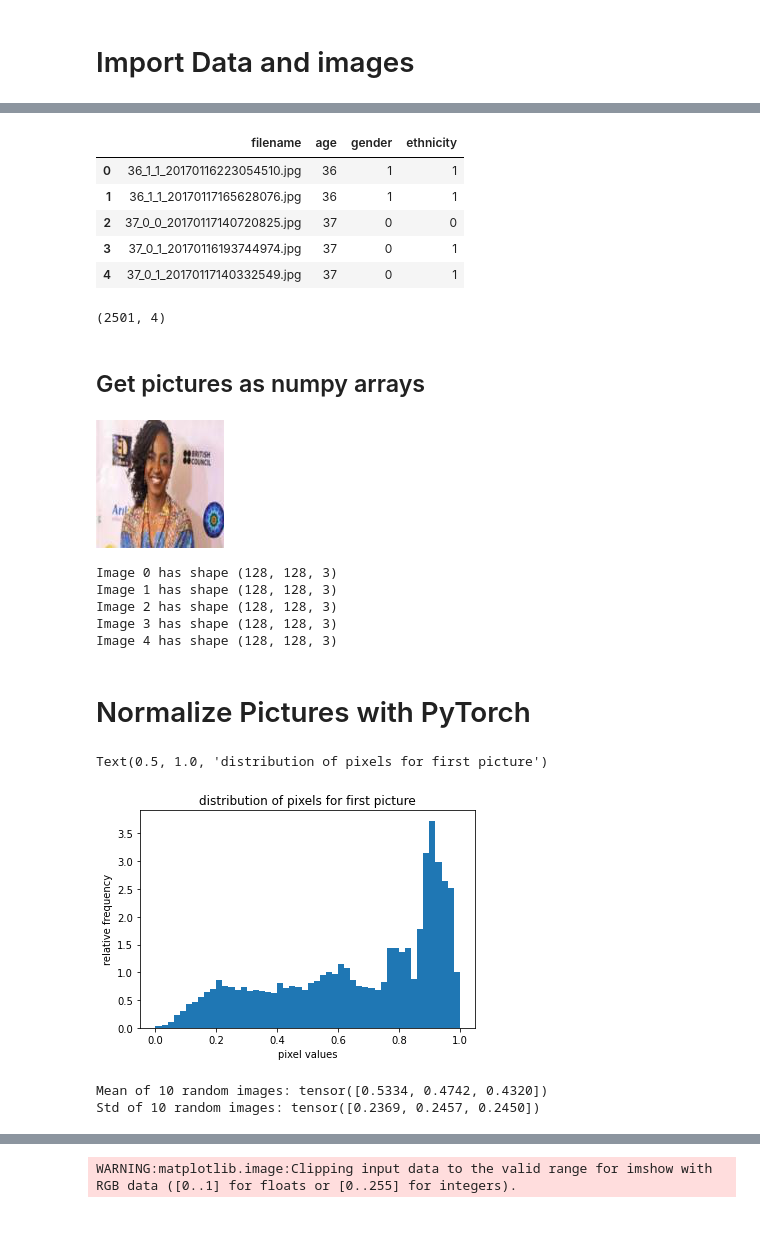
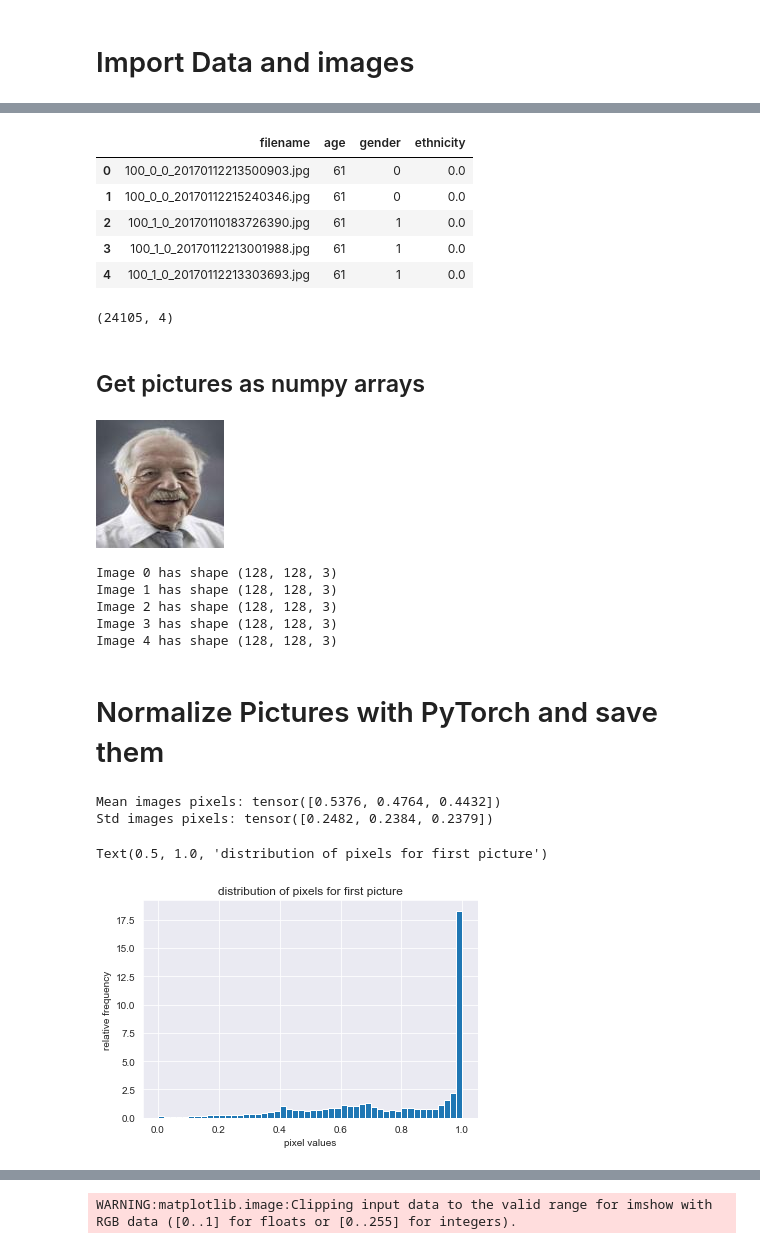
Before and after one commit to variableVG/CV_project, a Jupyter notebook: code/05_data_normalization.ipynb, the cells around one changed output, grey strips where cells are left out. Drawn from its saved outputs; the diff is of its cells as text; code cells hidden in the pictures.

Commit message:
fix paths

```diff
--- a/code/05_data_normalization.ipynb
+++ b/code/05_data_normalization.ipynb
@@ -54 +26,4 @@ To: /content/pictures_small.tar
+# %%
+path_to_pictures = '../pics/small_pics/'
+path_to_dataset = '../datasets/dataset_faces_resized.csv'
 # %%
@@ -77,15 +47,15 @@ df = pd.read_csv(path_to_dataset)
 df.head()
 # %% [output]
 |  | filename | age | gender | ethnicity |
-| 0 | 36_1_1_20170116223054510.jpg | 36 | 1 | 1 |
-| 1 | 36_1_1_20170117165628076.jpg | 36 | 1 | 1 |
-| 2 | 37_0_0_20170117140720825.jpg | 37 | 0 | 0 |
-| 3 | 37_0_1_20170116193744974.jpg | 37 | 0 | 1 |
-| 4 | 37_0_1_20170117140332549.jpg | 37 | 0 | 1 |
+| 0 | 100_0_0_20170112213500903.jpg | 61 | 0 | 0.0 |
+| 1 | 100_0_0_20170112215240346.jpg | 61 | 0 | 0.0 |
+| 2 | 100_1_0_20170110183726390.jpg | 61 | 1 | 0.0 |
+| 3 | 100_1_0_20170112213001988.jpg | 61 | 1 | 0.0 |
+| 4 | 100_1_0_20170112213303693.jpg | 61 | 1 | 0.0 |
 # %%
 df.shape
 # %% [output]
-(2501, 4)
+(24105, 4)
 # %% [markdown]
 ## Get pictures as numpy arrays
 # %%
@@ -105,7 +74,7 @@ for image in tqdm(df['filename']):
 # %%
 images[0]
 # %% [output]
-[figure, old version]
+[figure, new version]
 # %%
 # Check sizes
 for idx, img in enumerate(images[0:5]):
@@ -120,42 +89,41 @@ Image 4 has shape (128, 128, 3)
 # %%
 img_size = (img_array.shape[0], img_array.shape[1])
 # %% [markdown]
-# Normalize Pictures with PyTorch
+# Normalize Pictures with PyTorch and save them
-# %%
-# Transform images to tensor images:
-tensor_images = []
-for idx, img in enumerate(images):
-  tensor_img = (T.ToTensor())(img) # Transform image to pixel values btw 0 and 1
-  tensor_images.append(tensor_img)
+# %%
+# Transform images to tensor images:
+
+import random
+mean_pixels = torch.zeros([3, len(images)]) # Create empty torch arrays for mean_pixels and std_pixels
+std_pixels = torch.zeros([3, len(images)])
+tensorize = T.ToTensor()
+
+for idx, img in tqdm(enumerate(images)):
+  tensor_img = tensorize(img) # Transform image to pixel values btw 0 and 1
+  #tensor_images.append(tensor_img)
+  mean = tensor_img.mean([1,2])
+  std = tensor_img.std([1,2])
+  mean_pixels[:, idx] = mean # Store the mean pixel value for each pic
+  std_pixels[:, idx] = std # Store the std pixel value for each pic
+
+mean = mean_pixels.mean(1) # Calculate mean and std for the 10 pictures
+std = std_pixels.mean(1)
+
+print(f"Mean images pixels: {mean}")
+print(f"Std images pixels: {std}")
+# %% [output]
+Mean images pixels: tensor([0.5376, 0.4764, 0.4432])
+Std images pixels: tensor([0.2482, 0.2384, 0.2379])
 # %%
-# Plot pixel values of first image:
-array_img = np.array(tensor_images[0])
+# Plot pixel values of last image:
+tensor_img = tensorize(img)
+array_img = np.array(tensor_img)
 
 plt.hist(array_img.ravel(), bins=50, density=True)
 plt.xlabel('pixel values')
 plt.ylabel('relative frequency')
 plt.title('distribution of pixels for first picture')
 # %% [output]
 Text(0.5, 1.0, 'distribution of pixels for first picture')
-[figure, old version]
+[figure, new version]
-# %%
-# Calculate mean and standard deviation for 10 random pictures:
-import random
-mean_pixels = torch.zeros([3, 10]) # Create empty torch arrays for mean_pixels and std_pixels
-std_pixels = torch.zeros([3, 10])
-
-for idx, img in enumerate(random.sample(tensor_images, k=10)):
-  mean = img.mean([1,2])
-  std = img.std([1,2])
-  mean_pixels[:, idx] = mean # Store the mean pixel value for each pic
-  std_pixels[:, idx] = std # Store the std pixel value for each pic
-
-mean = mean_pixels.mean(1) # Calculate mean and std for the 10 pictures
-std = std_pixels.mean(1)
-
-print(f"Mean of 10 random images: {mean}")
-print(f"Std of 10 random images: {std}")
-# %% [output]
-Mean of 10 random images: tensor([0.5334, 0.4742, 0.4320])
-Std of 10 random images: tensor([0.2369, 0.2457, 0.2450])
 # %%
```
Also changed, not shown: parts of 16 cells of this notebook, 2 other files.
